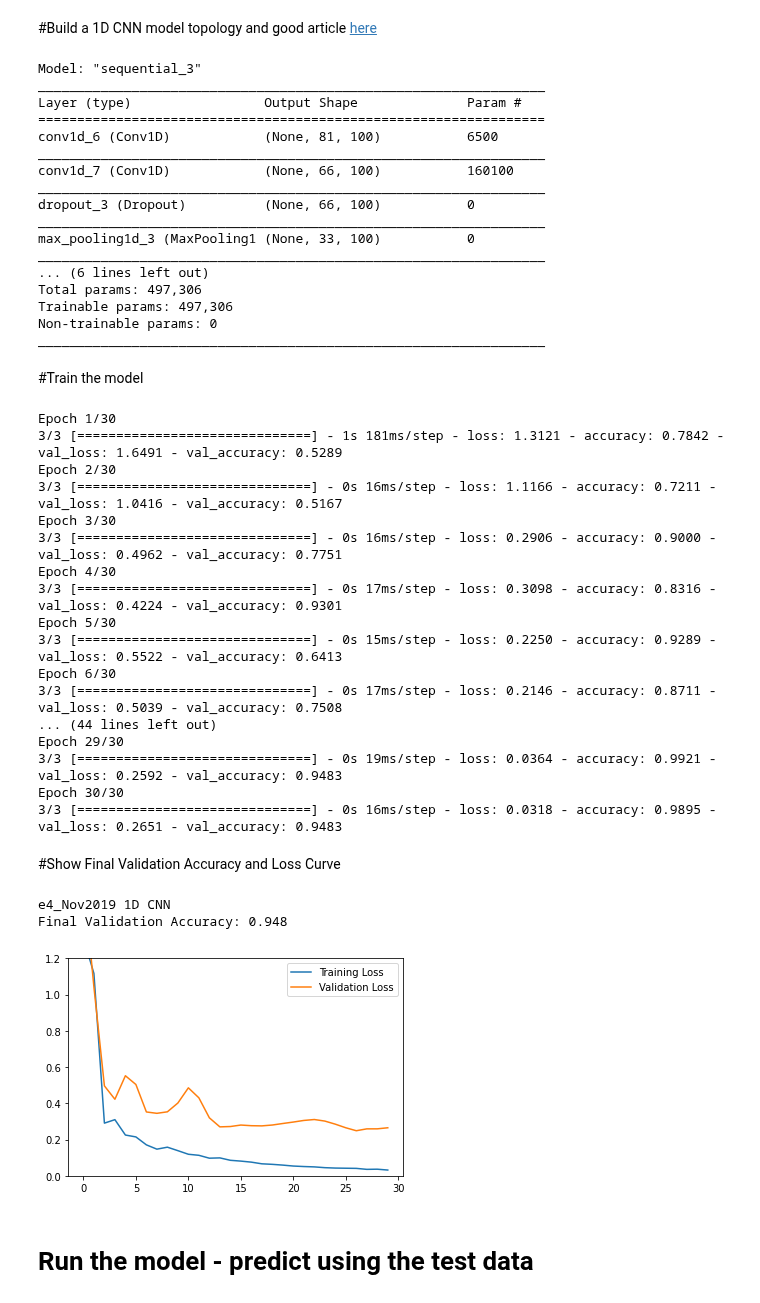
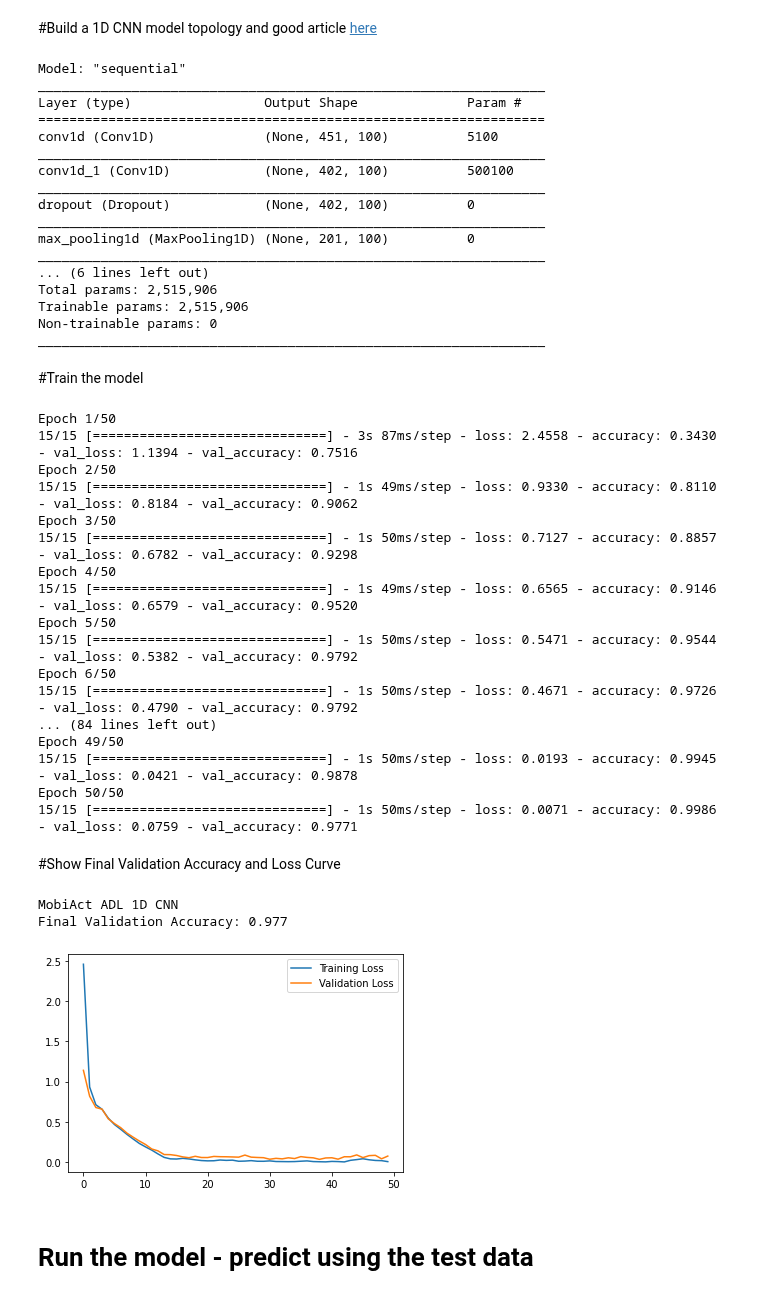
Before and after one commit to imics-lab/load_data_time_series, a Jupyter notebook: load_dataset_demo.ipynb, the cells around one changed output. Drawn from its saved outputs; the diff is of its cells as text; code cells hidden in the pictures.

```diff
--- a/load_dataset_demo.ipynb
+++ b/load_dataset_demo.ipynb
@@ -65,4 +65,4 @@ from sklearn.metrics import classification_report
 from sklearn.metrics import accuracy_score, confusion_matrix, precision_recall_fscore_support
 # %%
 #@title Select Dataset
-dataset = "e4_Nov2019" #@param ["MobiAct ADL", "UniMiB SHAR","UCI HAR","e4_Nov2019"]
+dataset = "MobiAct ADL" #@param ["MobiAct ADL", "UniMiB SHAR","UCI HAR","e4_Nov2019","Leotta_2021"]
@@ -107,7 +113,19 @@ elif (dataset == 'e4_Nov2019'):
     t_names = ['Downstairs', 'Jogging', 'Sitting', 'Standing', 'Upstairs', 'Walking']
     k_size = 16
     EPOCHS = 30 # with the small training set 100 epochs overfits badly
-
+elif (dataset == 'Leotta_2021'):
+    full_filename = my_path+os.path.join('/ADL/Leotta_2021/'+'leotta_2021_load_dataset.py')
+    shutil.copy(full_filename,'leotta_2021_load_dataset.py')
+    from leotta_2021_load_dataset import leotta_2021_load_dataset
+    x_train, y_train, x_validate, y_validate, x_test, y_test = leotta_2021_load_dataset(incl_val_group = True)
+    # Note:  OTHER referenced in readme.txt was deleted during the processing,
+    # and the one-hot encoding shifted everything by one, hence RELAX = 0 now
+    t_names = ['RELAX','KEYBOARD_WRITING','LAPTOP','HANDWRITING',
+                'HANDWASHING','FACEWASHING','TEETHBRUSH','SWEEPING','VACUUMING',
+                'EATING','DUSTING','RUBBING','DOWNSTAIRS','WALKING',
+                'WALKING_FAST','UPSTAIRS_FAST','UPSTAIRS']
+    k_size = 100
+    EPOCHS = 50
 else:
     print('ERROR: dataset unknown')
 
@@ -153,21 +167,21 @@ if (True):
 	)
 	model.summary()
 # %% [output]
-Model: "sequential_3"
+Model: "sequential"
 _________________________________________________________________
 Layer (type)                 Output Shape              Param #
 =================================================================
-conv1d_6 (Conv1D)            (None, 81, 100)           6500
+conv1d (Conv1D)              (None, 451, 100)          5100
 _________________________________________________________________
-conv1d_7 (Conv1D)            (None, 66, 100)           160100
+conv1d_1 (Conv1D)            (None, 402, 100)          500100
 _________________________________________________________________
-dropout_3 (Dropout)          (None, 66, 100)           0
+dropout (Dropout)            (None, 402, 100)          0
 _________________________________________________________________
-max_pooling1d_3 (MaxPooling1 (None, 33, 100)           0
+max_pooling1d (MaxPooling1D) (None, 201, 100)          0
 _________________________________________________________________
 ... (6 lines left out)
-Total params: 497,306
-Trainable params: 497,306
+Total params: 2,515,906
+Trainable params: 2,515,906
 Non-trainable params: 0
 _________________________________________________________________
 # %% [markdown]
@@ -185,37 +199,37 @@ history = model.fit(
         validation_data=(x_validate,y_validate),
         validation_steps=x_validate.shape[1]//BATCH_SIZE)
 # %% [output]
-Epoch 1/30
-3/3 [==============================] - 1s 181ms/step - loss: 1.3121 - accuracy: 0.7842 - val_loss: 1.6491 - val_accuracy: 0.5289
-Epoch 2/30
-3/3 [==============================] - 0s 16ms/step - loss: 1.1166 - accuracy: 0.7211 - val_loss: 1.0416 - val_accuracy: 0.5167
-Epoch 3/30
-3/3 [==============================] - 0s 16ms/step - loss: 0.2906 - accuracy: 0.9000 - val_loss: 0.4962 - val_accuracy: 0.7751
-Epoch 4/30
-3/3 [==============================] - 0s 17ms/step - loss: 0.3098 - accuracy: 0.8316 - val_loss: 0.4224 - val_accuracy: 0.9301
-Epoch 5/30
-3/3 [==============================] - 0s 15ms/step - loss: 0.2250 - accuracy: 0.9289 - val_loss: 0.5522 - val_accuracy: 0.6413
-Epoch 6/30
-3/3 [==============================] - 0s 17ms/step - loss: 0.2146 - accuracy: 0.8711 - val_loss: 0.5039 - val_accuracy: 0.7508
-... (44 lines left out)
-Epoch 29/30
-3/3 [==============================] - 0s 19ms/step - loss: 0.0364 - accuracy: 0.9921 - val_loss: 0.2592 - val_accuracy: 0.9483
-Epoch 30/30
-3/3 [==============================] - 0s 16ms/step - loss: 0.0318 - accuracy: 0.9895 - val_loss: 0.2651 - val_accuracy: 0.9483
+Epoch 1/50
+15/15 [==============================] - 3s 87ms/step - loss: 2.4558 - accuracy: 0.3430 - val_loss: 1.1394 - val_accuracy: 0.7516
+Epoch 2/50
+15/15 [==============================] - 1s 49ms/step - loss: 0.9330 - accuracy: 0.8110 - val_loss: 0.8184 - val_accuracy: 0.9062
+Epoch 3/50
+15/15 [==============================] - 1s 50ms/step - loss: 0.7127 - accuracy: 0.8857 - val_loss: 0.6782 - val_accuracy: 0.9298
+Epoch 4/50
+15/15 [==============================] - 1s 49ms/step - loss: 0.6565 - accuracy: 0.9146 - val_loss: 0.6579 - val_accuracy: 0.9520
+Epoch 5/50
+15/15 [==============================] - 1s 50ms/step - loss: 0.5471 - accuracy: 0.9544 - val_loss: 0.5382 - val_accuracy: 0.9792
+Epoch 6/50
+15/15 [==============================] - 1s 50ms/step - loss: 0.4671 - accuracy: 0.9726 - val_loss: 0.4790 - val_accuracy: 0.9792
+... (84 lines left out)
+Epoch 49/50
+15/15 [==============================] - 1s 50ms/step - loss: 0.0193 - accuracy: 0.9945 - val_loss: 0.0421 - val_accuracy: 0.9878
+Epoch 50/50
+15/15 [==============================] - 1s 50ms/step - loss: 0.0071 - accuracy: 0.9986 - val_loss: 0.0759 - val_accuracy: 0.9771
 # %% [markdown]
 #Show Final Validation Accuracy and Loss Curve
 # %%
 print(dataset, "1D CNN")
 print("Final Validation Accuracy: %0.3f" % history.history['val_accuracy'][-1])
 plt.plot(history.history["loss"], label="Training Loss")
 plt.plot(history.history["val_loss"], label="Validation Loss")
-plt.ylim([0,1.2]) #set limit - 1.2 has been a good value experimentally
+#plt.ylim([0,1.2]) #set limit - 1.2 has been a good value experimentally
 plt.legend()
 plt.show()
 # %% [output]
-e4_Nov2019 1D CNN
-Final Validation Accuracy: 0.948
+MobiAct ADL 1D CNN
+Final Validation Accuracy: 0.977
-[figure, old version]
+[figure, new version]
 # %% [markdown]
 # Run the model - predict using the test data
 # %%
```
Also changed, not shown: parts of 4 cells of this notebook, 6 other files.
